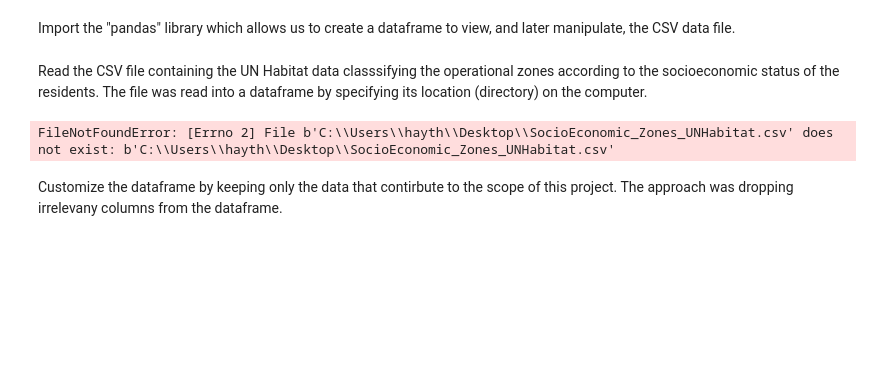
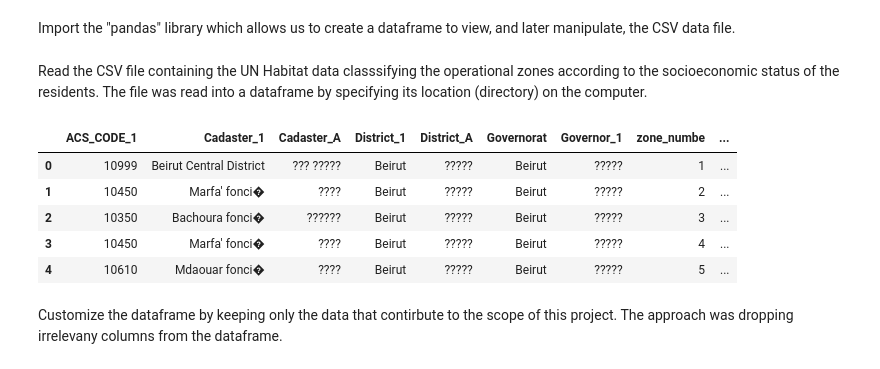
Before and after one commit to haythamT/Personal-Projects, a Jupyter notebook: IBM Data Science Professional/IBM - Capstone Final Project - Beirut Port Blast Operational Zones and Poverty (1).ipynb, the cells around one changed output. Drawn from its saved outputs; the diff is of its cells as text; code cells hidden in the pictures; blank space fills up the shorter version.

Commit message:
Final IBM Data Science Capstone Project Deliverables

```diff
--- a/IBM Data Science Professional/IBM - Capstone Final Project - Beirut Port Blast Operational Zones and Poverty (1).ipynb
+++ b/IBM Data Science Professional/IBM - Capstone Final Project - Beirut Port Blast Operational Zones and Poverty (1).ipynb
@@ -6,11 +6,16 @@ from IPython.display import display_html
 # %% [markdown]
 Read the CSV file containing the UN Habitat data classsifying the operational zones according to the socioeconomic status of the residents. The file was read into a dataframe by specifying its location (directory) on the computer.
 # %%
-data_file = 'C:\\Users\\hayth\\Desktop\\SocioEconomic_Zones_UNHabitat.csv'
+data_file = 'E:/IBM Capstone/SocioEconomic_Zones_UNHabitat.csv'
 df = pd.read_csv(data_file)
 df.head()
 # %% [output]
-FileNotFoundError: [Errno 2] File b'C:\\Users\\hayth\\Desktop\\SocioEconomic_Zones_UNHabitat.csv' does not exist: b'C:\\Users\\hayth\\Desktop\\SocioEconomic_Zones_UNHabitat.csv'
+|  | ACS_CODE_1 | Cadaster_1 | Cadaster_A | District_1 | District_A | Governorat | Governor_1 | zone_numbe | ... |
+| 0 | 10999 | Beirut Central District | ??? ????? | Beirut | ????? | Beirut | ????? | 1 | ... |
+| 1 | 10450 | Marfa' fonci� | ???? | Beirut | ????? | Beirut | ????? | 2 | ... |
+| 2 | 10350 | Bachoura fonci� | ?????? | Beirut | ????? | Beirut | ????? | 3 | ... |
+| 3 | 10450 | Marfa' fonci� | ???? | Beirut | ????? | Beirut | ????? | 4 | ... |
+| 4 | 10610 | Mdaouar fonci� | ???? | Beirut | ????? | Beirut | ????? | 5 | ... |
 # %% [markdown]
 Customize the dataframe by keeping only the data that contirbute to the scope of this project. The approach was dropping irrelevany columns from the dataframe.
 # %%
```
Also changed, not shown: parts of 32 cells of this notebook, 1 other file.
